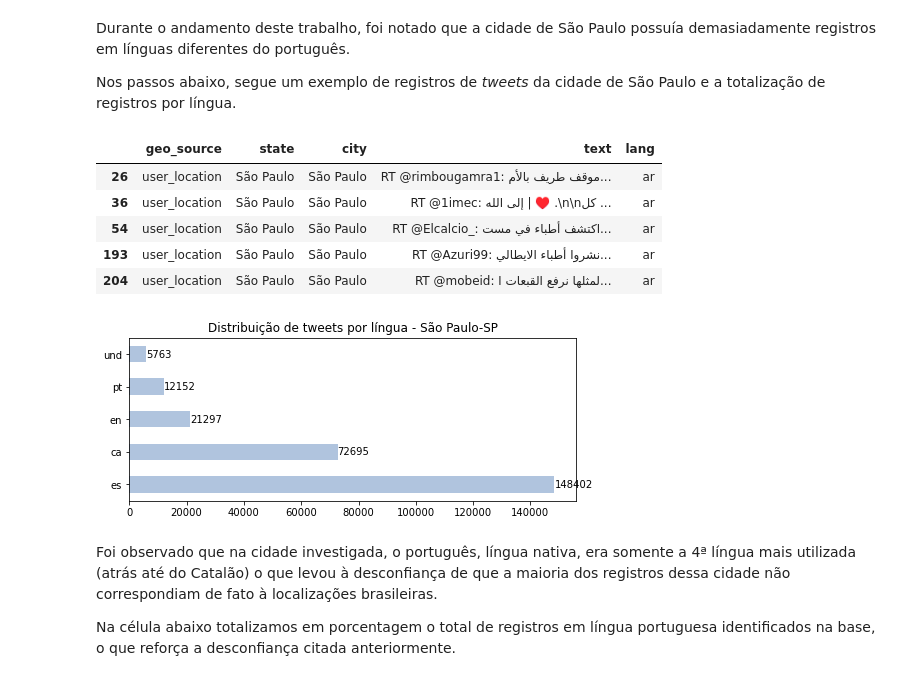
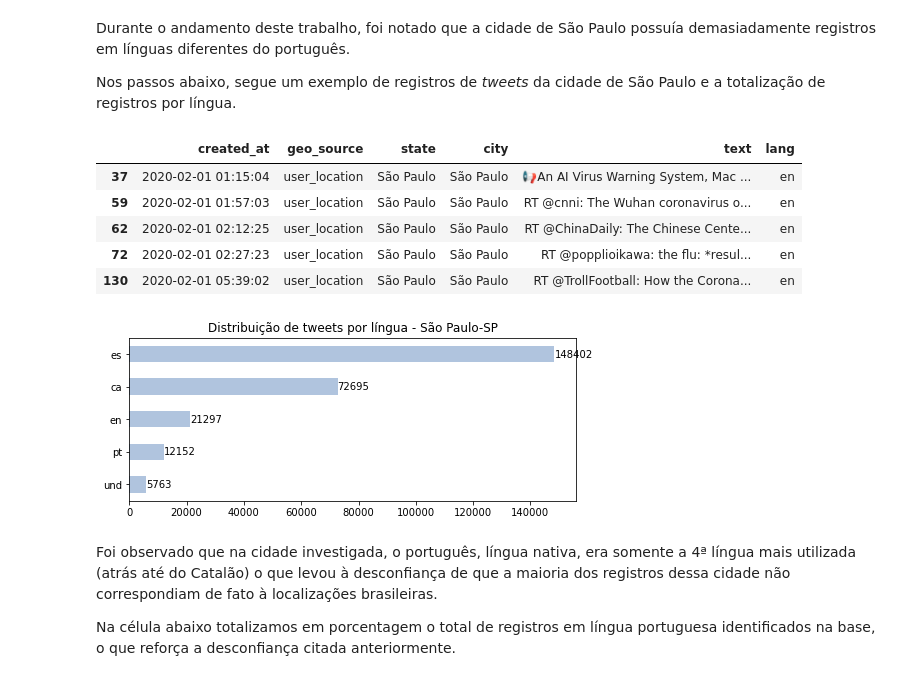
Before and after one commit to mariogmp/LCDIA, a Jupyter notebook: geocov19_brasil_02_selecao.ipynb, the cells around one changed output. Drawn from its saved outputs; the diff is of its cells as text; code cells hidden in the pictures.

```diff
--- a/geocov19_brasil_02_selecao.ipynb
+++ b/geocov19_brasil_02_selecao.ipynb
@@ -59,4 +54,7 @@ No passo seguinte, serão selecionados **somente os *tweets* que tiveram seus co
 Os dados são montados em um *dataframe* para facilitar a visualização e investigação dos resultados.
 # %%
 df_1 = pd.DataFrame.from_records(collection.find({'text': {'$ne':None}, 'lang': {'$ne':None}}, {'state':1,'city':1,'lang':1,'geo_source':1,'text':1,'created_at':1,'_id': 0}))
+# %%
+df_1 = df_1.sort_values(by='created_at')
+df_1 = df_1.reset_index(drop=True)
 # %% [markdown]
@@ -170,5 +161,5 @@ A célula a seguir filtra os registros citados e totaliza novamente a quantidade
 # %%
 df_2 = df_1.query("geo_source != 'tweet_text'")
-df_2.shape[0]
+df_2 = df_2.reset_index(drop=True)
 # %% [output]
 1921272
@@ -177,8 +181,8 @@ df_2.shape[0]
 # %% [markdown]
 O gráfico a seguir exibe os **idiomas mais contabilizados na base de registros**. O idioma do texto do *tweet* é informado pelo atributo *lang*, provido pelo Twitter (2) no processo de *hydrate*.
 # %%
-df_2.lang.value_counts()[:10].plot(kind='barh', figsize=(8, 4), title = 'Distribuição de tweets por língua', color='lightsteelblue')
+df_2.lang.value_counts()[:10].sort_values().plot(kind='barh', figsize=(8, 4), title = 'Distribuição de tweets por língua', color='lightsteelblue')
 
-for index, value in enumerate(df_2.lang.value_counts()[:10]):
+for index, value in enumerate(df_2.lang.value_counts()[:10].sort_values()):
     plt.text(value, index, str(value), verticalalignment='center')
 # %% [output]
@@ -195,19 +199,19 @@ Nos passos abaixo, segue um exemplo de registros de *tweets* da cidade de São P
 df_sp = df_2.query("city == 'São Paulo'")
 df_sp.head()
 # %% [output]
-|  | geo_source | state | city | text | lang |
-| 26 | user_location | São Paulo | São Paulo | RT @rimbougamra1: موقف طريف بالأم... | ar |
-| 36 | user_location | São Paulo | São Paulo | RT @1imec: إلى الله | ♥️ .\n\nكل ... | ar |
-| 54 | user_location | São Paulo | São Paulo | RT @Elcalcio_: اكتشف أطباء في مست... | ar |
-| 193 | user_location | São Paulo | São Paulo | RT @Azuri99: نشروا أطباء الايطالي... | ar |
-| 204 | user_location | São Paulo | São Paulo | RT @mobeid: لمثلها نرفع القبعات ا... | ar |
+|  | created_at | geo_source | state | city | text | lang |
+| 37 | 2020-02-01 01:15:04 | user_location | São Paulo | São Paulo | 📢An AI Virus Warning System, Mac ... | en |
+| 59 | 2020-02-01 01:57:03 | user_location | São Paulo | São Paulo | RT @cnni: The Wuhan coronavirus o... | en |
+| 62 | 2020-02-01 02:12:25 | user_location | São Paulo | São Paulo | RT @ChinaDaily: The Chinese Cente... | en |
+| 72 | 2020-02-01 02:27:23 | user_location | São Paulo | São Paulo | RT @popplioikawa: the flu: *resul... | en |
+| 130 | 2020-02-01 05:39:02 | user_location | São Paulo | São Paulo | RT @TrollFootball: How the Corona... | en |
 # %%
-df_sp.lang.value_counts()[:5].plot(kind='barh', figsize=(8, 3), title = 'Distribuição de tweets por língua - São Paulo-SP', color='lightsteelblue')
+df_sp.lang.value_counts()[:5].sort_values().plot(kind='barh', figsize=(8, 3), title = 'Distribuição de tweets por língua - São Paulo-SP', color='lightsteelblue')
 
-for index, value in enumerate(df_sp.lang.value_counts()[:5]):
+for index, value in enumerate(df_sp.lang.value_counts()[:5].sort_values()):
     plt.text(value, index, str(value), verticalalignment='center')
 # %% [output]
-[figure, old version]
+[figure, new version]
 # %% [markdown]
 Foi observado que na cidade investigada, o português, língua nativa, era somente a 4ª língua mais utilizada (atrás até do Catalão) o que levou à desconfiança de que a maioria dos registros dessa cidade não correspondiam de fato à localizações brasileiras.
 
```
Also changed, not shown: parts of 25 cells of this notebook, 4 other files.
